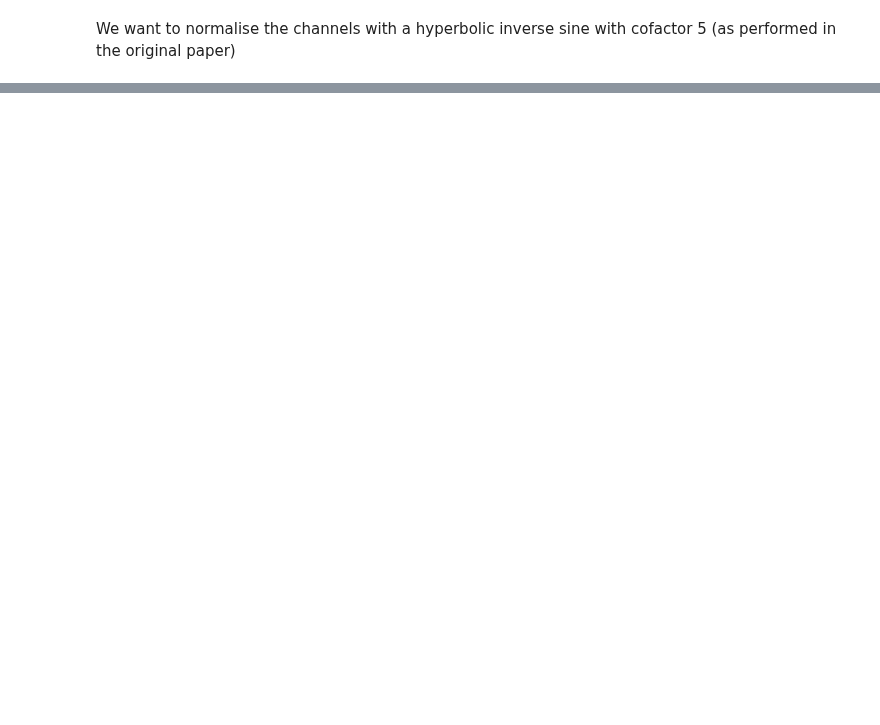
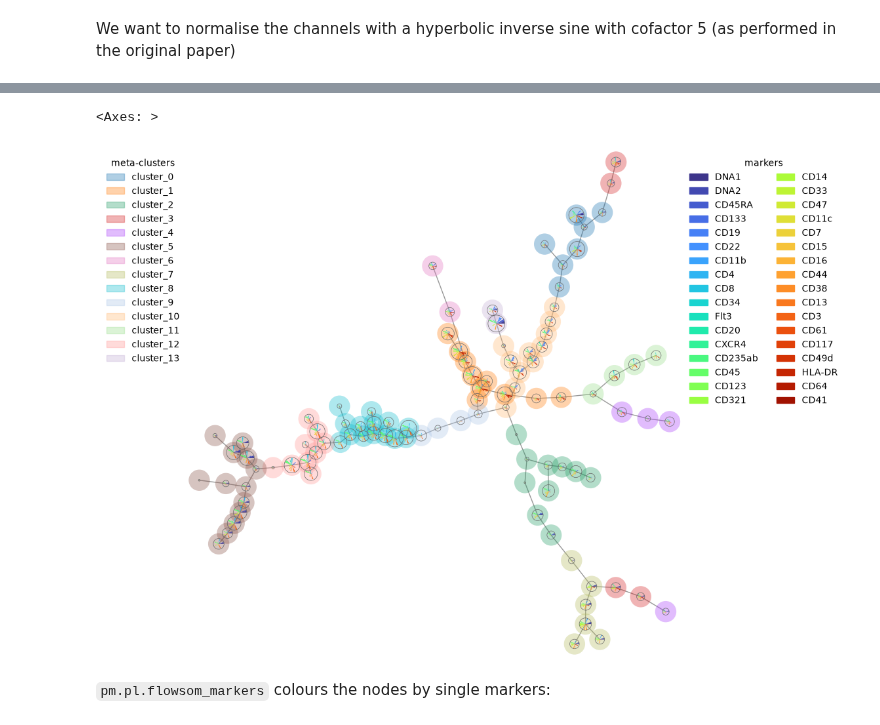
Before and after one commit to scverse/pytometry, a Jupyter notebook: docs/examples/03_flowsom.ipynb, the cells around one changed output, grey strips where cells are left out. Saved outputs shown, nothing was run; the diff lists cells and outputs as text; code cells hidden in the pictures; blank space fills up the shorter version.

```diff
--- a/docs/examples/03_flowsom.ipynb
+++ b/docs/examples/03_flowsom.ipynb
@@ -180,0 +197,7 @@ Name: flowsom_clusters, dtype: int64
+# %%
+pm.pl.flowsom_stars(adata_flowsom, key="flowsom_clusters", figsize=(10, 10))
+# %% [output]
+<Axes: >
+[figure, added]
+# %% [markdown]
+`pm.pl.flowsom_markers` colours the nodes by single markers:
```
Also changed, not shown: parts of 21 cells of this notebook, 15 other files.
